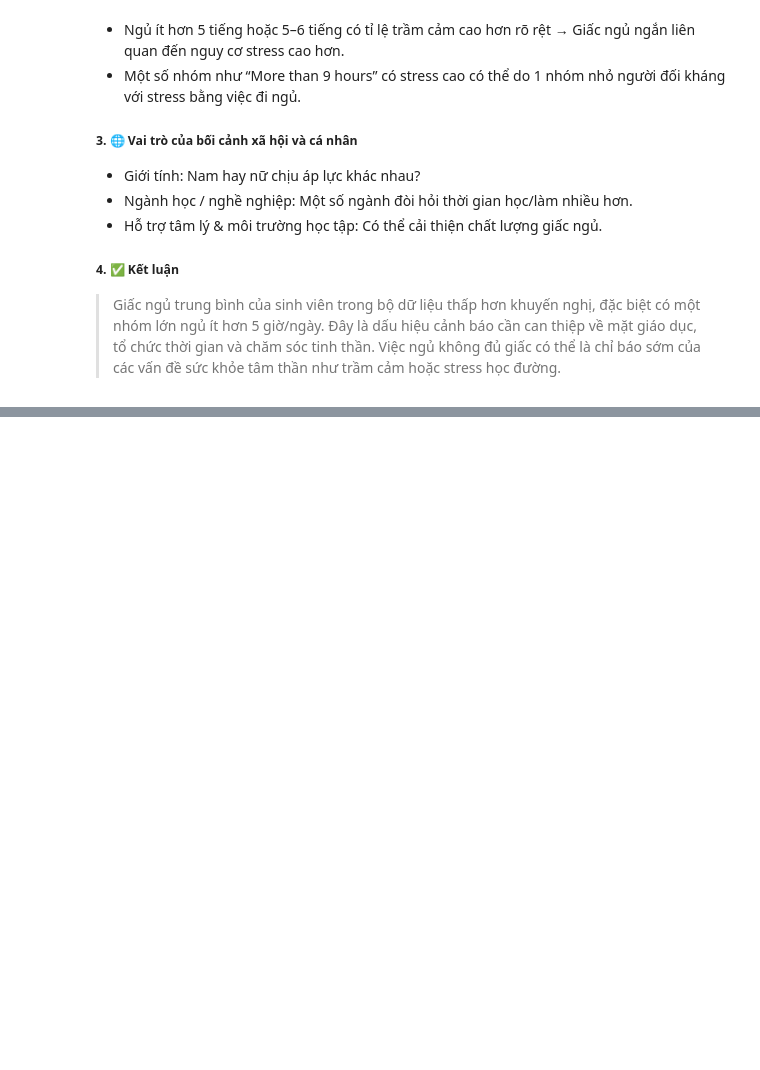
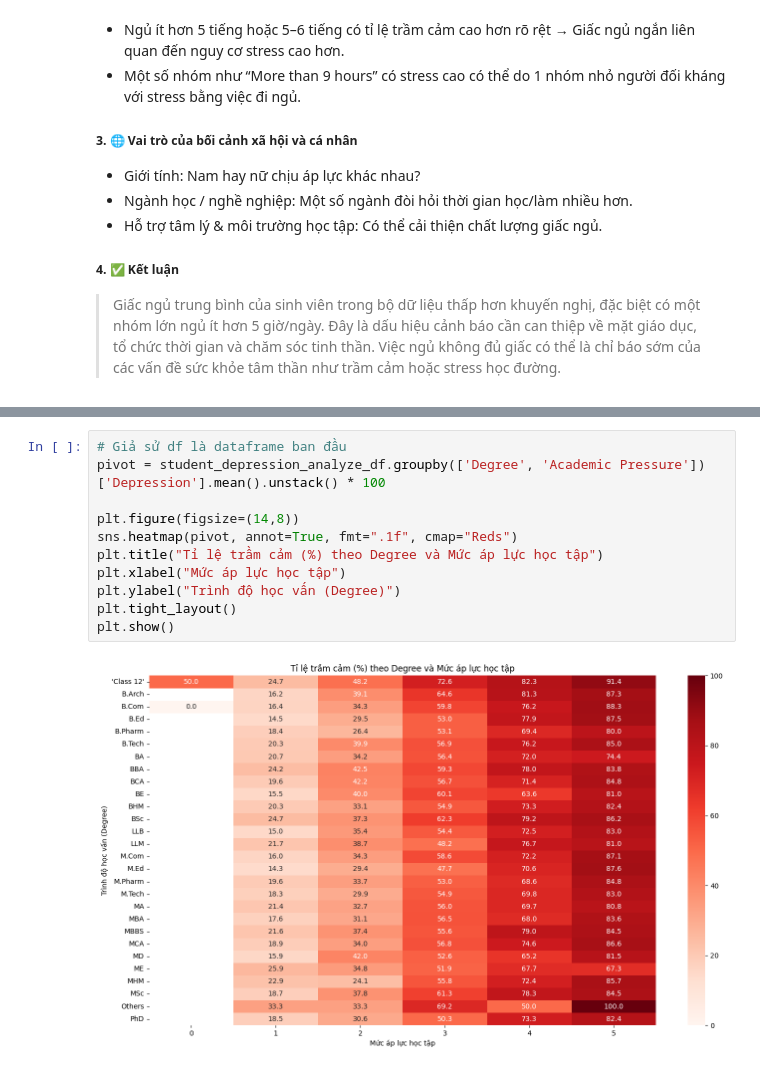
Before and after one commit to Dzivilord/Data_Insight_AI, a Jupyter notebook: src/ExploringData/Visualization_data.ipynb, the cells around one changed output, grey strips where cells are left out. Drawn from its saved outputs; the diff is of its cells as text; blank space fills up the shorter version.

```diff
--- a/src/ExploringData/Visualization_data.ipynb
+++ b/src/ExploringData/Visualization_data.ipynb
@@ -286,0 +380,13 @@ Passing `palette` without assigning `hue` is deprecated and will be removed in v
+# %%
+# Giả sử df là dataframe ban đầu
+pivot = student_depression_analyze_df.groupby(['Degree', 'Academic Pressure'])['Depression'].mean().unstack() * 100
+
+plt.figure(figsize=(14,8))
+sns.heatmap(pivot, annot=True, fmt=".1f", cmap="Reds")
+plt.title("Tỉ lệ trầm cảm (%) theo Degree và Mức áp lực học tập")
+plt.xlabel("Mức áp lực học tập")
+plt.ylabel("Trình độ học vấn (Degree)")
+plt.tight_layout()
+plt.show()
+# %% [output]
+[figure, added]
```
Also changed, not shown: parts of 16 cells of this notebook.
